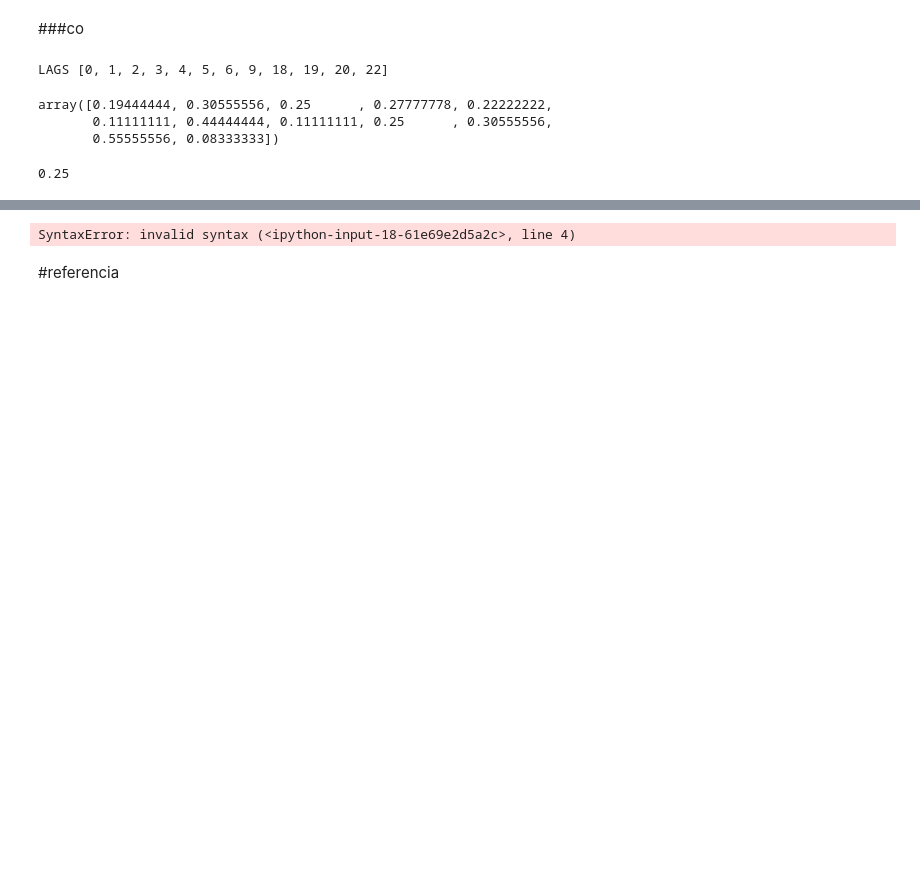
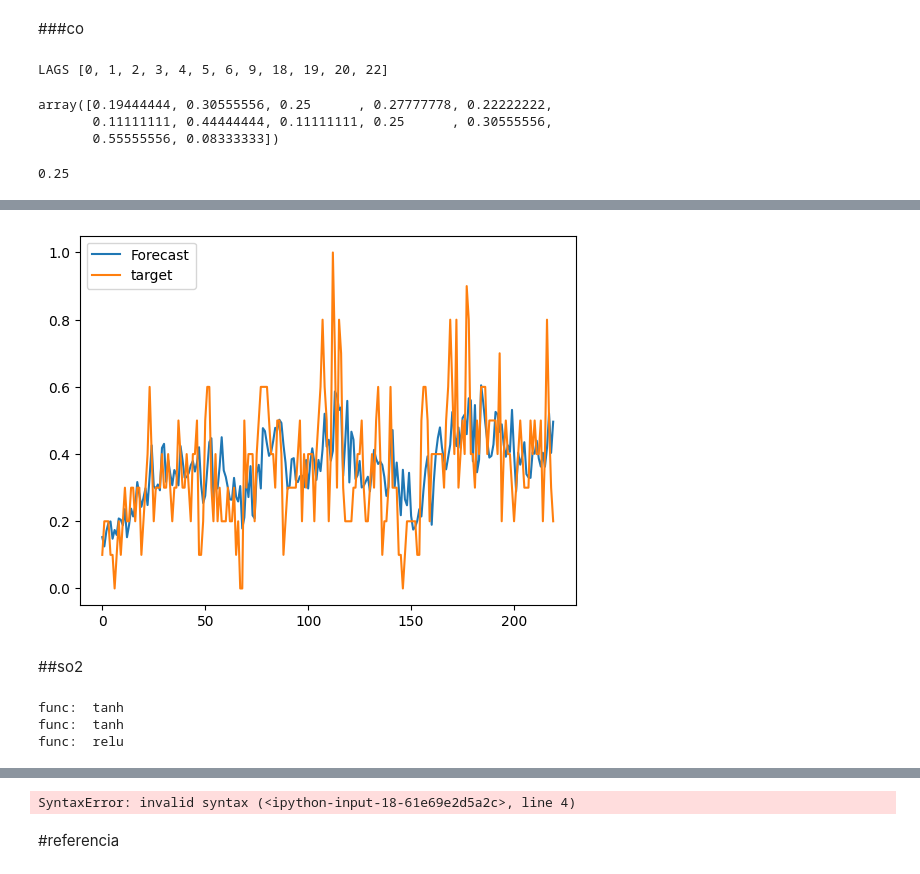
Before and after one commit to metsumesquita/master_degree_UPE, a Jupyter notebook: forecasting.ipynb, the cells around one changed output, grey strips where cells are left out. Drawn from its saved outputs; the diff is of its cells as text; code cells hidden in the pictures; blank space fills up the shorter version.

```diff
--- a/forecasting.ipynb
+++ b/forecasting.ipynb
@@ -1658,0 +1699,5 @@ y_train_co[0]
+# %%
+
+X_train_acf_no2 = X_train_no2[:, lags_chosen_no2]
+X_val_acf_no2 = X_val_no2[:,lags_chosen_no2]
+X_test_acf_no2 = X_test_no2[:, lags_chosen_no2]
@@ -1658,0 +1868,2 @@ y_train_co[0]
+# %%
+modelo_NO2 =  treinar_mlp(X_train_acf_no2, y_train_no2, X_val_acf_no2, y_val_no2, 2)
@@ -1658,0 +1882,17 @@ y_train_co[0]
+# %%
+trainPredict_no2 = modelo_NO2 .predict(X_train_acf_no2)
+# %%
+plt.plot(trainPredict_no2, label='Forecast')
+plt.plot(y_train_no2, label='target')
+plt.legend()
+plt.show()
+# %% [output]
+[figure, added]
+# %% [markdown]
+##so2
+# %%
+modelo_SO2 =  treinar_mlp(X_train_acf_so2, y_train_so2, X_val_acf_so2, y_val_so2, 2)
+# %% [output]
+func:  tanh
+func:  tanh
+func:  relu
```
Also changed, not shown: parts of 62 cells of this notebook.
